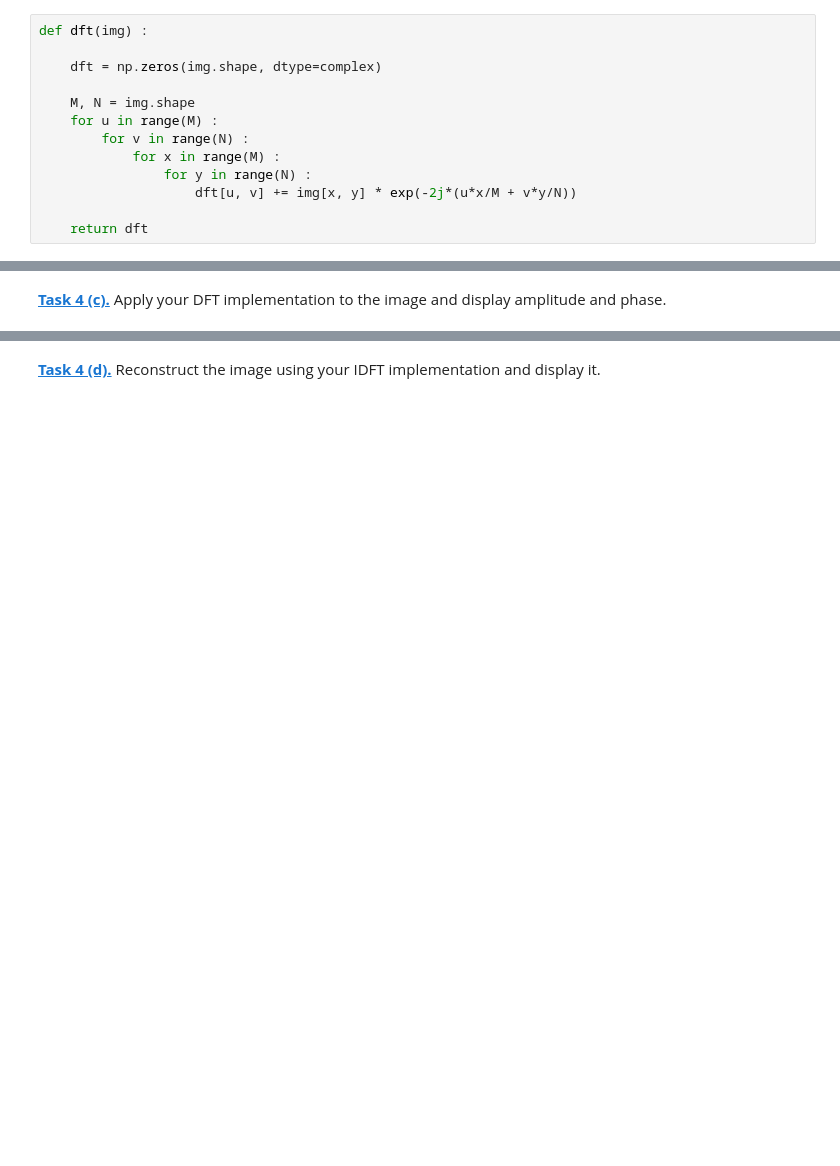
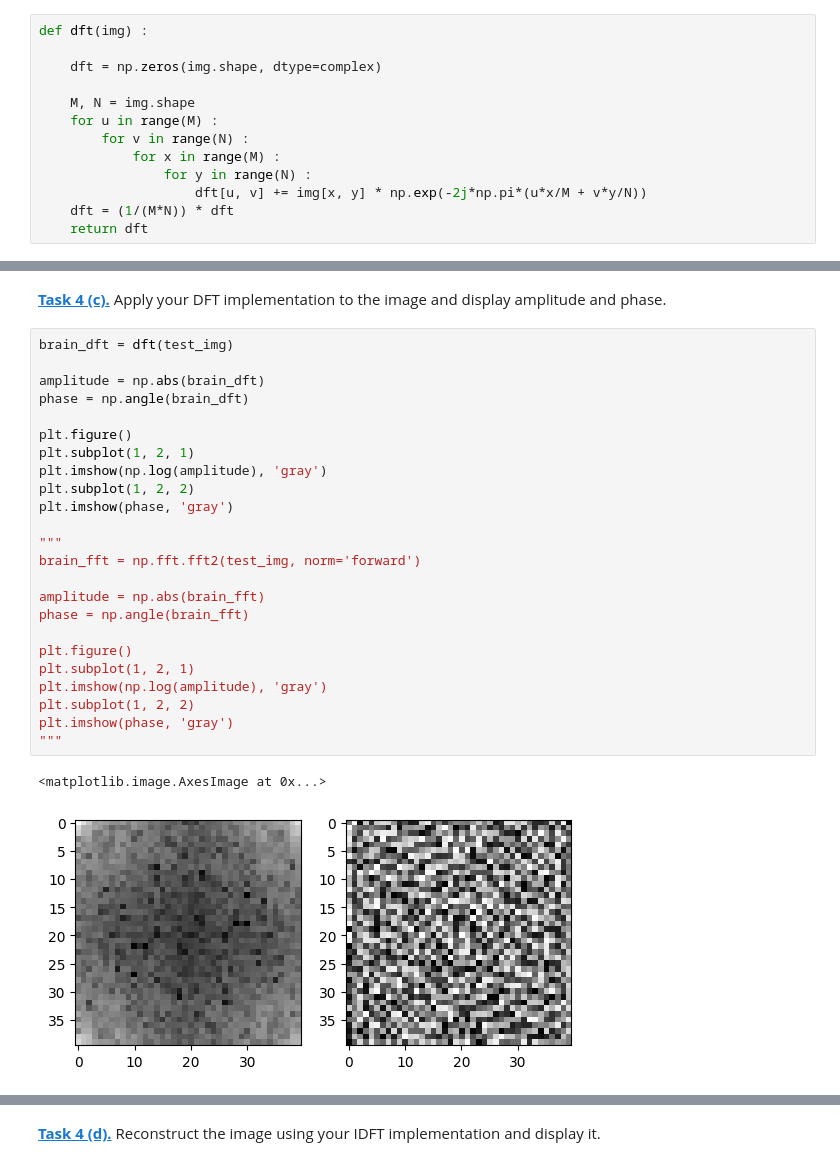
Before and after one commit to leventetn/mobi-fs5-python, a Jupyter notebook: fourier.ipynb, the cells around one changed output, grey strips where cells are left out. Saved outputs shown, nothing was run; the diff lists cells and outputs as text; blank space fills up the shorter version.

```diff
--- a/fourier.ipynb
+++ b/fourier.ipynb
@@ -200,8 +200,8 @@ def dft(img) :
         for v in range(N) :
             for x in range(M) :
                 for y in range(N) :
-                    dft[u, v] += img[x, y] * exp(-2j*(u*x/M + v*y/N))
-
+                    dft[u, v] += img[x, y] * np.exp(-2j*np.pi*(u*x/M + v*y/N))
+    dft = (1/(M*N)) * dft
     return dft
 # %% [markdown]
 **[Task 4 (b).]()** Implement a function that computes the 2D-IDFT.
@@ -228,2 +229,29 @@ NameError: name 'brain_img' is not defined
 # %% [markdown]
 **[Task 4 (c).]()** Apply your DFT implementation to the image and display amplitude and phase.
+# %%
+brain_dft = dft(test_img)
+
+amplitude = np.abs(brain_dft)
+phase = np.angle(brain_dft)
+
+plt.figure()
+plt.subplot(1, 2, 1)
+plt.imshow(np.log(amplitude), 'gray')
+plt.subplot(1, 2, 2)
+plt.imshow(phase, 'gray')
+
+"""
+brain_fft = np.fft.fft2(test_img, norm='forward')
+
+amplitude = np.abs(brain_fft)
+phase = np.angle(brain_fft)
+
+plt.figure()
+plt.subplot(1, 2, 1)
+plt.imshow(np.log(amplitude), 'gray')
+plt.subplot(1, 2, 2)
+plt.imshow(phase, 'gray')
+"""
+# %% [output]
+<matplotlib.image.AxesImage at 0x...>
+[figure, added]
```
Also changed, not shown: parts of 7 cells of this notebook.
